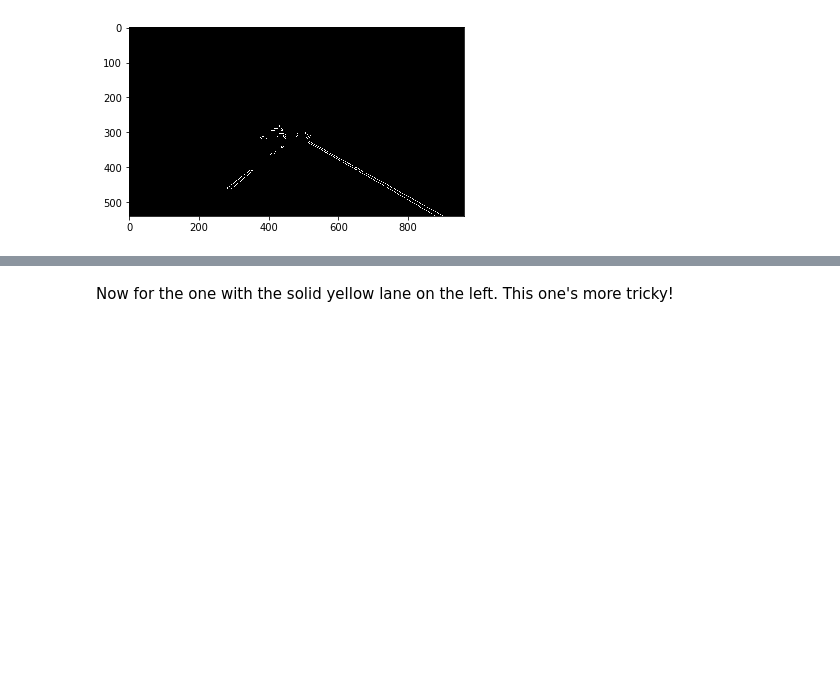
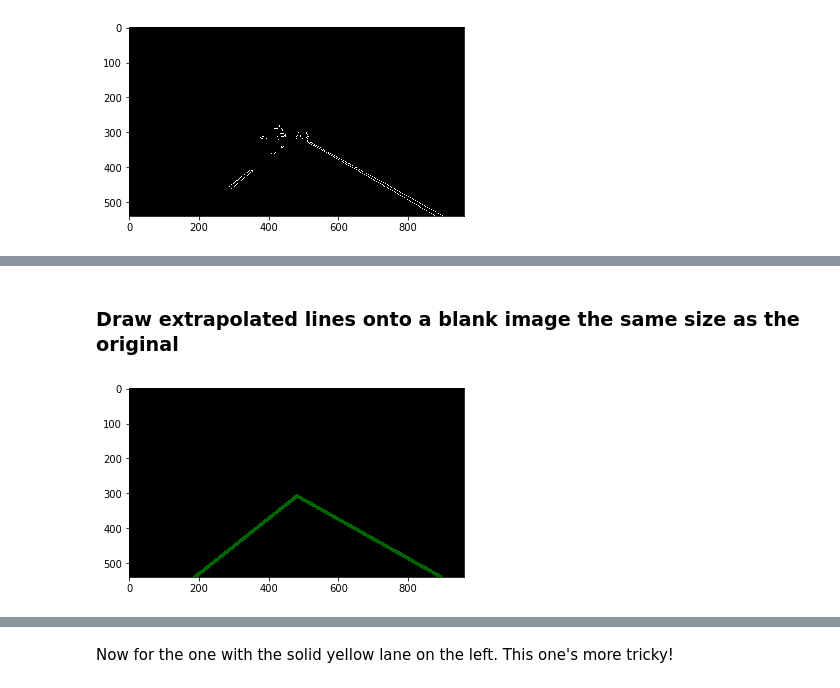
Before and after one commit to JohnMansell/P1_findingLaneLines, a Jupyter notebook: P1.ipynb, the cells around one changed output, grey strips where cells are left out. Saved outputs shown, nothing was run; the diff lists cells and outputs as text; code cells hidden in the pictures; blank space fills up the shorter version.

```diff
--- a/P1.ipynb
+++ b/P1.ipynb
@@ -365,6 +249,0 @@ Right Slope:  -0.842105263158 Right Length:  74.5184540902
-# %%
-x = np.arange(0, 1000, 100)
-y = rightSlope*x + rightIntercept
-z = leftSlope * x + leftIntercept
-plt.plot(x, z)
-plt.plot(x, y)
@@ -395,0 +296,61 @@ imageio.plugins.ffmpeg.download()
+# %% [markdown]
+### Draw extrapolated lines onto a blank image the same size as the original
+# %%
+def draw_lane_lines(img, line1, line2):
+    """
+    line1, line2 = (m, b) for y = m(x) + b
+    img = original image
+
+    """
+    # Convert (y = mx + b) into (x1, y1, x2, y2)
+    # x = -b/m
+
+    rightSlope = line1[0]
+    rightIntercept = line1[1]
+
+    leftSlope = line2[0]
+    leftIntercept = line2[1]
+
+    # Use more readable variables
+    bottom = img.shape[0]
+    b = rightIntercept
+    m = rightSlope
+    x = int(-b/m)
+
+    # Define the x-intercept of the right lane line
+    rightLaneBottom = (x, bottom)
+
+    #Left
+    b = leftIntercept
+    m = leftSlope
+    x = int(-b/m)
+    leftLaneBottom = (x, bottom)
+
+    # solve for intersection of 2 lines
+    a1 = rightSlope
+    a2 = leftSlope
+    b1 = rightIntercept
+    b2 = leftIntercept
+
+    # Solve for intersection of 2 lines
+    a = np.array([[a1, -1], [a2, -1]])
+    b = np.array([b1, b2])
+    p = np.linalg.solve(a, b)
+
+    # Convert intersection p into img coordinates
+    intersection = (int(-(p[0])), int(540 + p[1]))
+
+    # Create blank image
+    projection = np.copy(img)*0
+    GREEN = [0, 100, 0]
+
+    # Draw Lines on Blank Image
+    cv2.line(projection, rightLaneBottom, intersection, GREEN, thickness=10)
+    cv2.line(projection, leftLaneBottom, intersection, GREEN, thickness=10)
+    return projection
+
+# Call Draw Lane Lines function
+projection = draw_lane_lines(frame1.color, right_line, left_line)
+show(projection)
+# %% [output]
+[figure, added]
```
Also changed, not shown: parts of 69 cells of this notebook.
